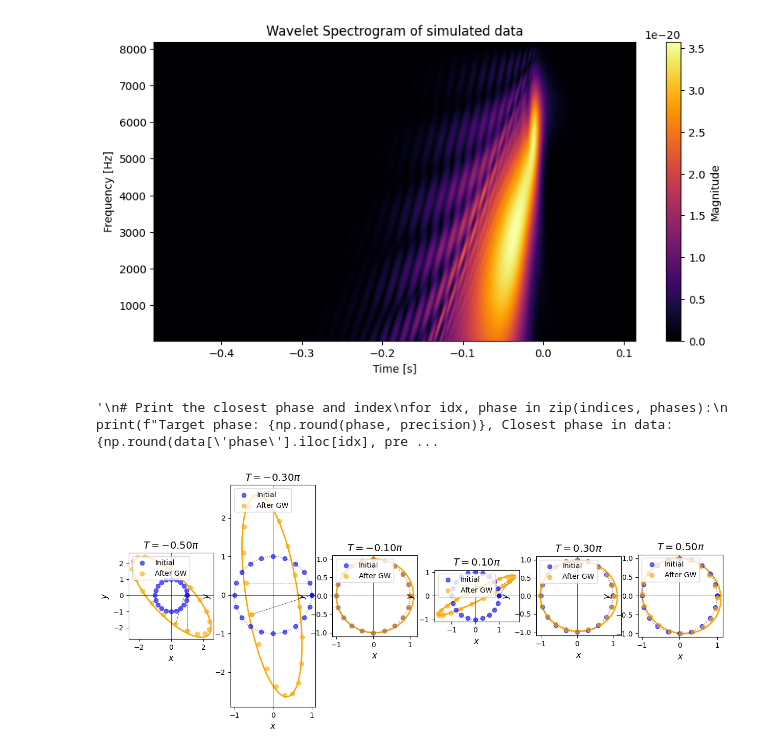
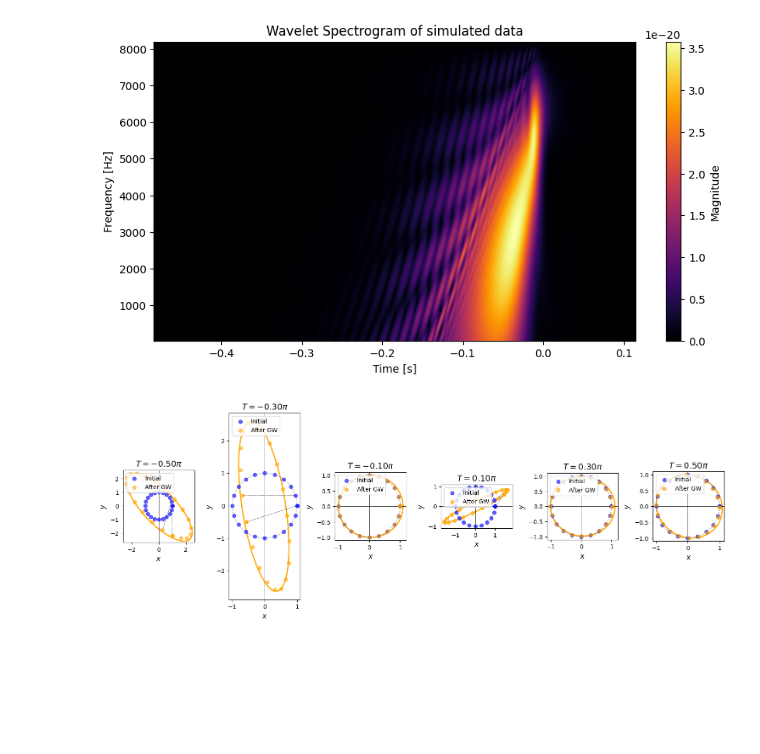
Before and after one commit to Richardforphys/AstroStatistics, a Jupyter notebook: AML/Notebooks/Others/GWs.ipynb, the cells around one changed output. Saved outputs shown, nothing was run; the diff lists cells and outputs as text; code cells hidden in the pictures; blank space fills up the shorter version.

```diff
--- a/AML/Notebooks/Others/GWs.ipynb
+++ b/AML/Notebooks/Others/GWs.ipynb
@@ -253,15 +248,6 @@ plt.show()
 D = 5
 phases = np.arange(min(data['phase']),max(data['phase'])+(max(data['phase'])-min(data['phase']))/D, (max(data['phase'])-min(data['phase']))/D)
 # %%
-# Set the precision (e.g., to 6 decimal places)
 precision = 6
 indices = [np.argmin(np.abs(np.round(data['phase'], precision) - np.round(phase, precision))) for phase in phases]
-
-'''
-# Print the closest phase and index
-for idx, phase in zip(indices, phases):
-    print(f"Target phase: {np.round(phase, precision)}, Closest phase in data: {np.round(data['phase'].iloc[idx], precision)}, Index: {idx}")
-'''
-# %% [output]
-'\n# Print the closest phase and index\nfor idx, phase in zip(indices, phases):\n    print(f"Target phase: {np.round(phase, precision)}, Closest phase in data: {np.round(data[\'phase\'].iloc[idx], pre ...
 # %%
@@ -277,26 +265,26 @@ positions0 = np.vstack((x0, y0))  # Shape (2,4)
 # %%
 # Create the subplots
 fig, axs = plt.subplots(1, D+1, figsize=(15, 10), sharex=False, sharey=False)
 # Loop over each phase value
 for i, phi in enumerate(phases):
     ax = axs[i]
 
     # Calculate strain tensor h_ij
     h_22 = h_plus.values[i]
     h_33 = -h_22
     h_23 = h_32 = h_cross.values[i]
 
     h = np.array([[h_22, h_23],
                     [h_32, h_33]])
 
     # Get new positions after applying strain
     positions_new = get_positions(h, positions0)
 
     # Plot the phase results
     plot_phase(ax, positions0, positions_new, phi, f"Phase {i+1}")
 
 # Adjust layout for better spacing
 #fig.suptitle('EXTREMELY exagerated motion', fontsize=26)
-#plt.tight_layout()
+plt.tight_layout()
 # %% [output]
-[figure, old version]
+[figure, new version]
```
Also changed, not shown: parts of 7 cells of this notebook.
